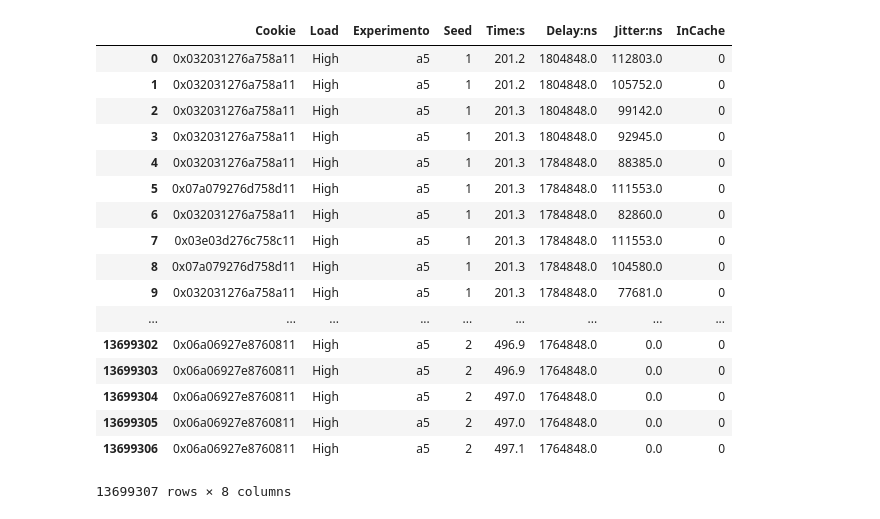
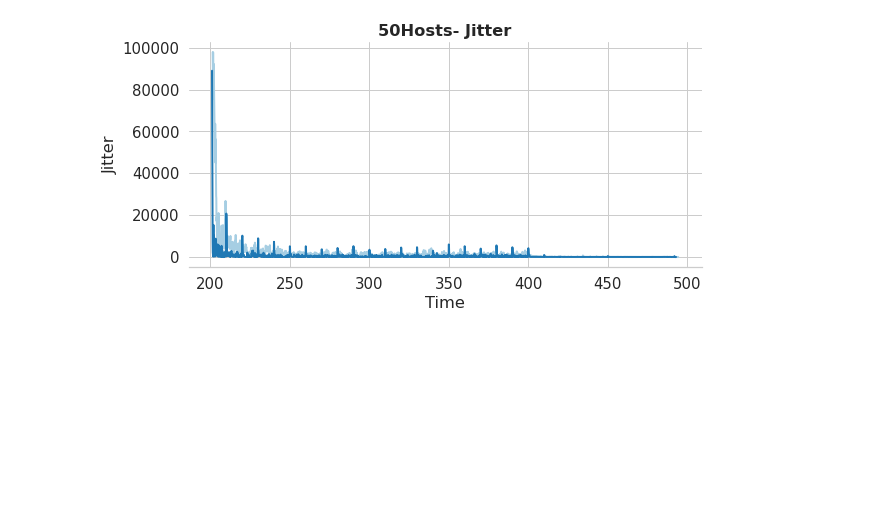
Before and after one commit to pedrobellotti/iperftestes, a Jupyter notebook: Simulacao/NovoArtigo/analisePingNovo.ipynb, the cells around one changed output. Drawn from its saved outputs; the diff is of its cells as text; code cells hidden in the pictures; blank space fills up the shorter version.

```diff
--- a/Simulacao/NovoArtigo/analisePingNovo.ipynb
+++ b/Simulacao/NovoArtigo/analisePingNovo.ipynb
@@ -152,23 +124,23 @@ df_saidaStruct.drop(columns=["SRCIP", "DSTIP", "SRCPort", "DSTPort","Protocol","
+# %%
+snsplt = sns.relplot( x="Time:s", y="Jitter:ns", hue="InCache", kind="line", legend=False,
+                      data=df_concatenado, ci=confianca, markers=True)
+plt.title('50Hosts- Jitter')
+snsplt.set_axis_labels("Time", "Jitter")
+if (titulos):
+    snsplt.fig.suptitle('50 hosts - Jitter', y=1.05)
+snsplt.fig.set_size_inches(11,4)
+snsplt.despine(left=True)
+
+if (salvarGraficos):
+    snsplt.savefig("50hosts-jitter.pdf")
+# %% [output]
+[figure, added]
 # %%
+cargas = ["100hosts"]
+df_ping = read_df_ping()
+df_saidaStruct = read_df_saidaStruct()
+df_saidaStruct.drop(columns=["SRCIP", "DSTIP", "SRCPort", "DSTPort","Protocol","NumSwitches", "Active","Blocked", "Direction", "TimeCreated", "TimeFinished", "ExpBytes", "Rate"],inplace=True)
 df_concatenado = pd.merge(df_ping, df_saidaStruct, how='left', on = ['Cookie', 'Load','Experimento', 'Seed'])
 df_concatenado.reset_index(inplace=True)
-#df_concatenado
+df_concatenado = df_concatenado.groupby(["InCache", "Time:s"]).mean()
+df_concatenado.reset_index(inplace = True)
-# %% [output]
-|  | Cookie | Load | Experimento | Seed | Time:s | Delay:ns | Jitter:ns | InCache |
-| 0 | 0x032031276a758a11 | High | a5 | 1 | 201.2 | 1804848.0 | 112803.0 | 0 |
-| 1 | 0x032031276a758a11 | High | a5 | 1 | 201.2 | 1804848.0 | 105752.0 | 0 |
-| 2 | 0x032031276a758a11 | High | a5 | 1 | 201.3 | 1804848.0 | 99142.0 | 0 |
-| 3 | 0x032031276a758a11 | High | a5 | 1 | 201.3 | 1804848.0 | 92945.0 | 0 |
-| 4 | 0x032031276a758a11 | High | a5 | 1 | 201.3 | 1784848.0 | 88385.0 | 0 |
-| 5 | 0x07a079276d758d11 | High | a5 | 1 | 201.3 | 1784848.0 | 111553.0 | 0 |
-| 6 | 0x032031276a758a11 | High | a5 | 1 | 201.3 | 1784848.0 | 82860.0 | 0 |
-| 7 | 0x03e03d276c758c11 | High | a5 | 1 | 201.3 | 1784848.0 | 111553.0 | 0 |
-| 8 | 0x07a079276d758d11 | High | a5 | 1 | 201.3 | 1784848.0 | 104580.0 | 0 |
-| 9 | 0x032031276a758a11 | High | a5 | 1 | 201.3 | 1784848.0 | 77681.0 | 0 |
-| ... | ... | ... | ... | ... | ... | ... | ... | ... |
-| 13699302 | 0x06a06927e8760811 | High | a5 | 2 | 496.9 | 1764848.0 | 0.0 | 0 |
-| 13699303 | 0x06a06927e8760811 | High | a5 | 2 | 496.9 | 1764848.0 | 0.0 | 0 |
-| 13699304 | 0x06a06927e8760811 | High | a5 | 2 | 497.0 | 1764848.0 | 0.0 | 0 |
-| 13699305 | 0x06a06927e8760811 | High | a5 | 2 | 497.0 | 1764848.0 | 0.0 | 0 |
-| 13699306 | 0x06a06927e8760811 | High | a5 | 2 | 497.1 | 1764848.0 | 0.0 | 0 |
-13699307 rows × 8 columns
```
Also changed, not shown: parts of 12 cells of this notebook, 3 other files.
